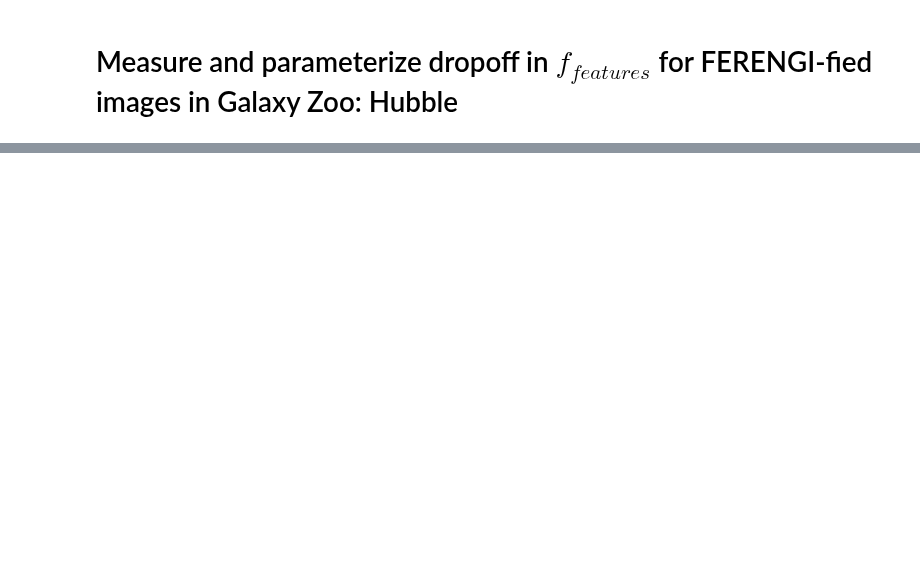
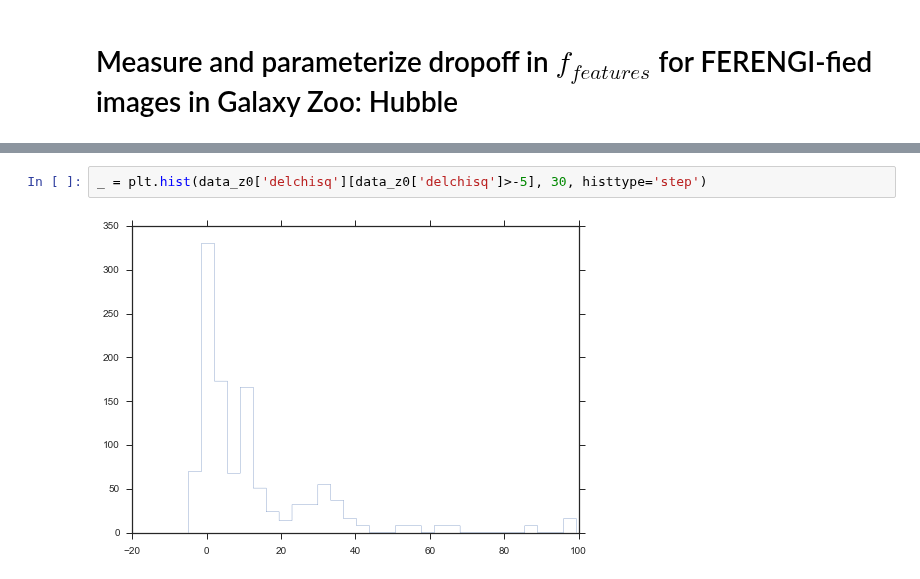
Before and after one commit to willettk/gzhubble, a Jupyter notebook: python/zeta.ipynb, the cells around one changed output, grey strips where cells are left out. Drawn from its saved outputs; the diff is of its cells as text; blank space fills up the shorter version.

```diff
--- a/python/zeta.ipynb
+++ b/python/zeta.ipynb
@@ -136,3 +174,7 @@ for gal in unique_galaxies:
+# %%
+_ = plt.hist(data_z0['delchisq'][data_z0['delchisq']>-5], 30, histtype='step')
+# %% [output]
+[figure, added]
 # %%
 # How many galaxies have well-measured zeta values?
 
```
Also changed, not shown: parts of 11 cells of this notebook.
